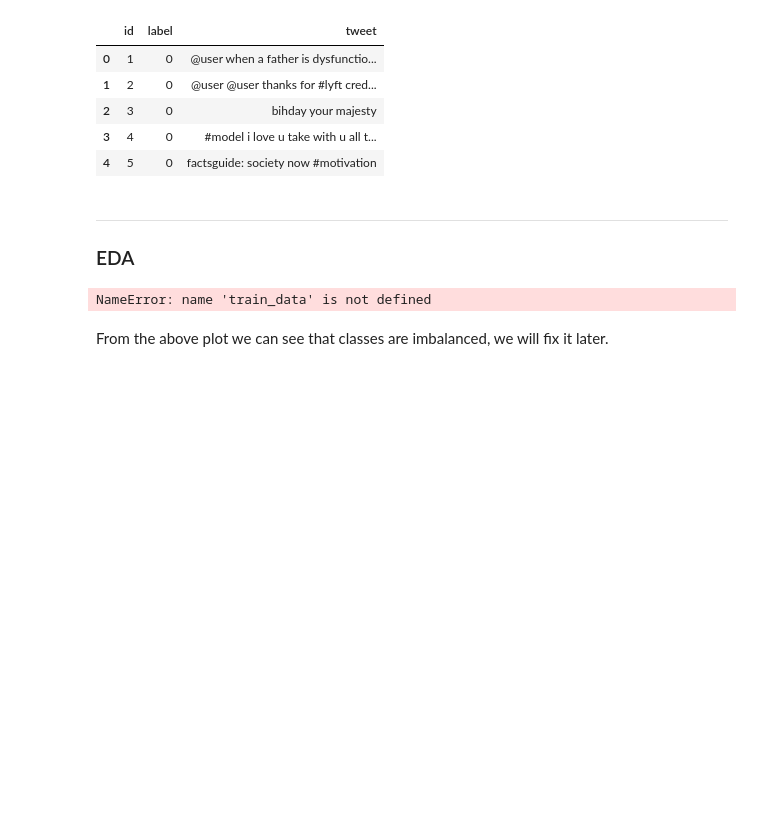
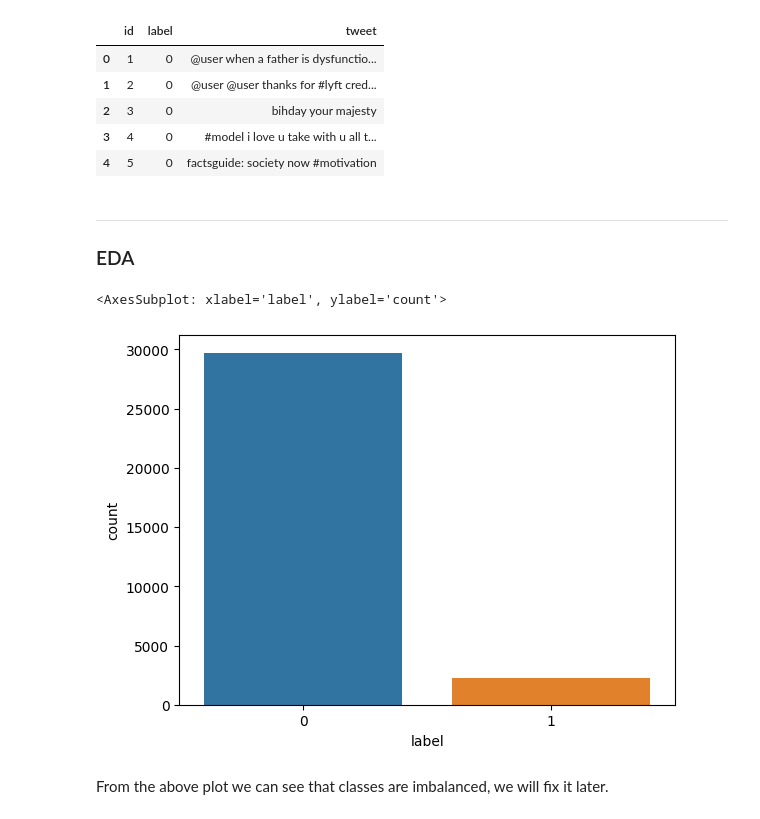
Before and after one commit to Jvdboss7/hate-speech-classification, a Jupyter notebook: notebook/Expirement.ipynb, the cells around one changed output. Cells and saved outputs as stored; diff of their text form; code cells hidden in the pictures; blank space fills up the shorter version.

```diff
--- a/notebook/Expirement.ipynb
+++ b/notebook/Expirement.ipynb
@@ -65,9 +65,10 @@ data.head(5)
 ---
 ### EDA
 # %%
-sns.countplot(x='label',data =train_data)
+sns.countplot(x='label',data =data)
 # %% [output]
-NameError: name 'train_data' is not defined
+<AxesSubplot: xlabel='label', ylabel='count'>
+[figure, added]
 # %% [markdown]
 From the above plot we can see that classes are imbalanced, we will fix it later.
 # %%
```
Also changed, not shown: parts of 3 cells of this notebook, 5 other files.
